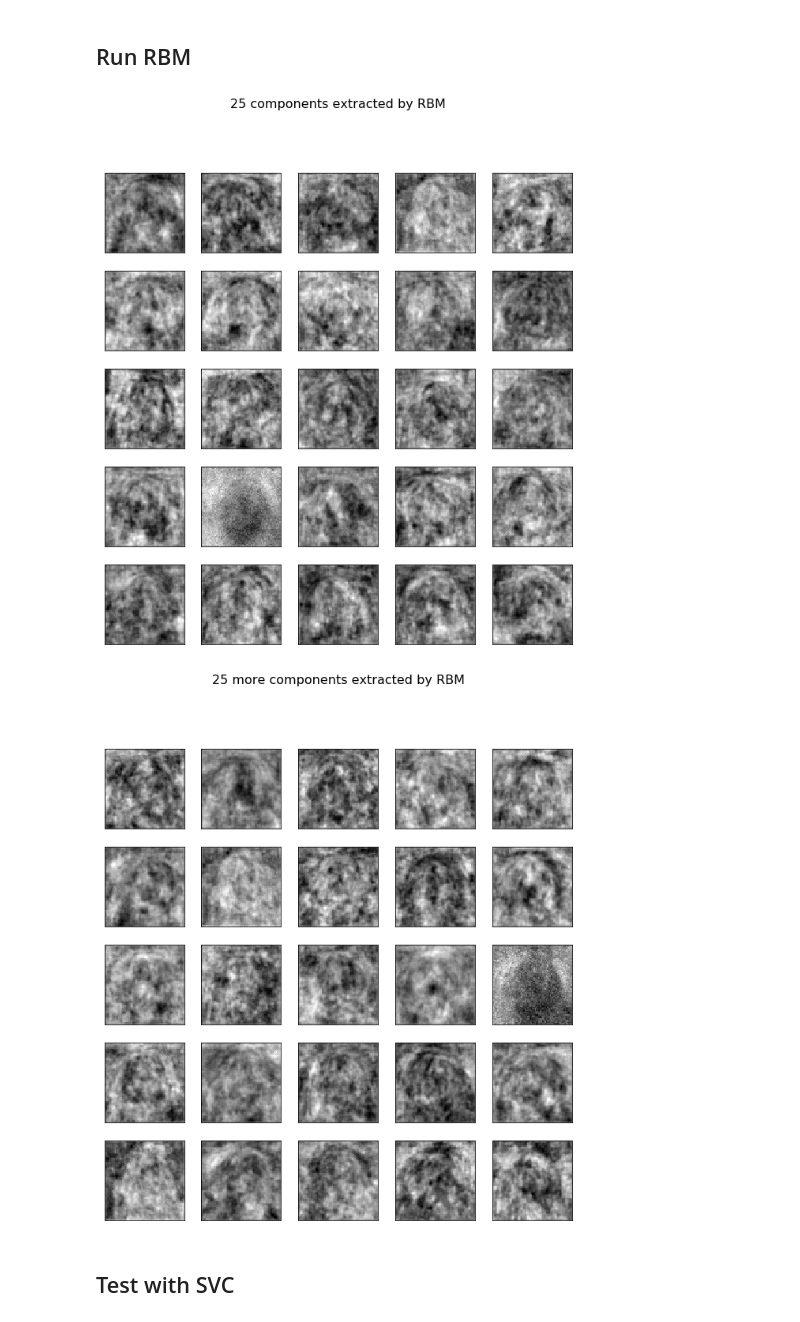
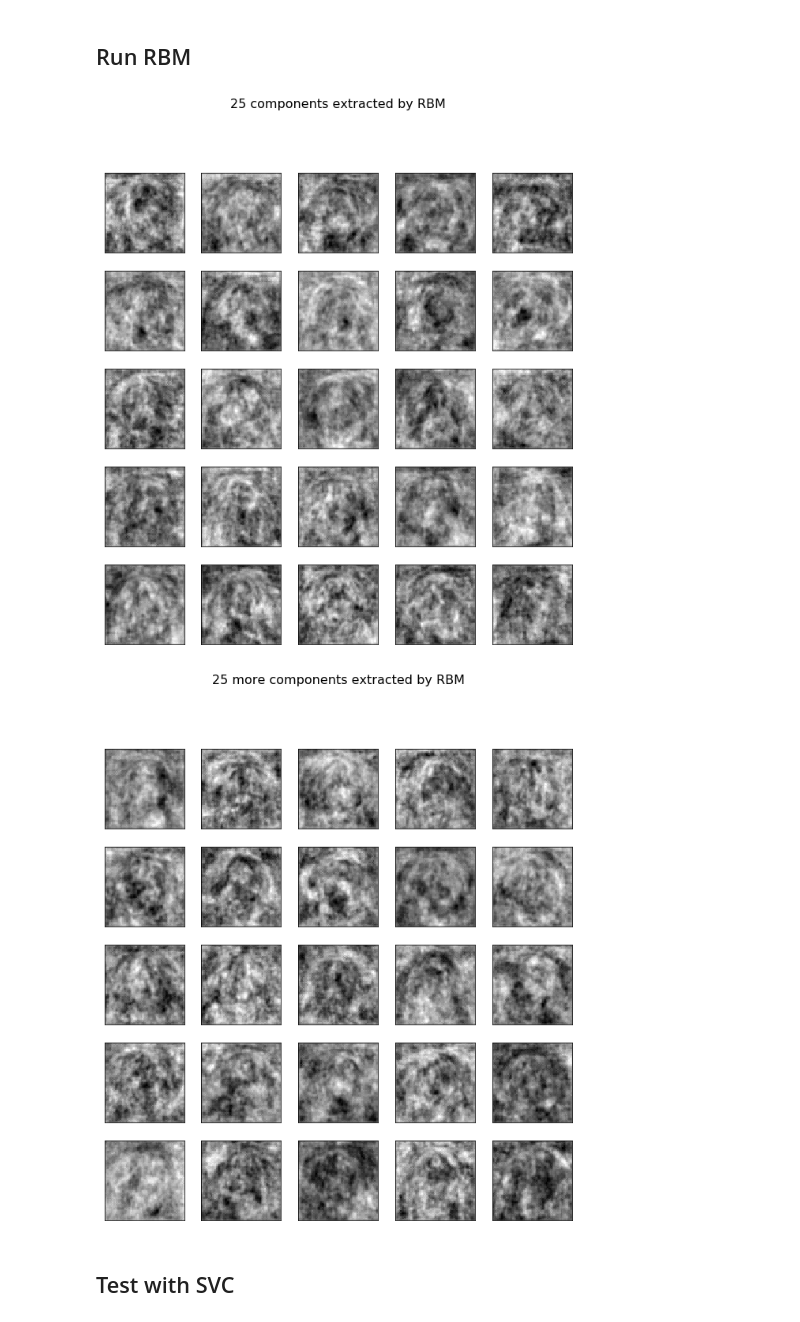
Before and after one commit to AlliedToasters/dogs, a Jupyter notebook: dog_faces_bw.ipynb, the cells around one changed output. Cells and saved outputs as stored; diff of their text form; code cells hidden in the pictures.

```diff
--- a/dog_faces_bw.ipynb
+++ b/dog_faces_bw.ipynb
@@ -193,38 +193,38 @@ X, Y = nudge_dataset(X_, Y_)
 rbm1 = BernoulliRBM(
     random_state=0,
     verbose=False,
-    learning_rate = 0.01,
-    n_iter = 200,
+    learning_rate = 0.005,
+    n_iter = 300,
     n_components = 100
 )
 
 rbm1.fit(X, Y)
 
 plt.figure(figsize=(10, 10))
 for i, comp in enumerate(rbm1.components_[:25]):
     plt.subplot(5, 5, i + 1)
     plt.imshow(comp.reshape((64, 64)), cmap=plt.cm.gray_r,
                interpolation='nearest')
     plt.xticks(())
     plt.yticks(())
 plt.suptitle('25 components extracted by RBM', fontsize=16)
 plt.subplots_adjust(0.08, 0.02, 0.92, 0.85, 0.08, 0.23)
 
 plt.show()
 plt.figure(figsize=(10, 10))
 for i, comp in enumerate(rbm1.components_[25:50]):
     plt.subplot(5, 5, i + 1)
     plt.imshow(comp.reshape((64, 64)), cmap=plt.cm.gray_r,
                interpolation='nearest')
     plt.xticks(())
     plt.yticks(())
 plt.suptitle('25 more components extracted by RBM', fontsize=16)
 plt.subplots_adjust(0.08, 0.02, 0.92, 0.85, 0.08, 0.23)
 
 plt.show()
 # %% [output]
-[figure, old version]
+[figure, new version]
-[figure, old version]
+[figure, new version]
 # %% [markdown]
 ## Test with SVC
 # %%
```
Also changed, not shown: parts of 2 cells of this notebook.
